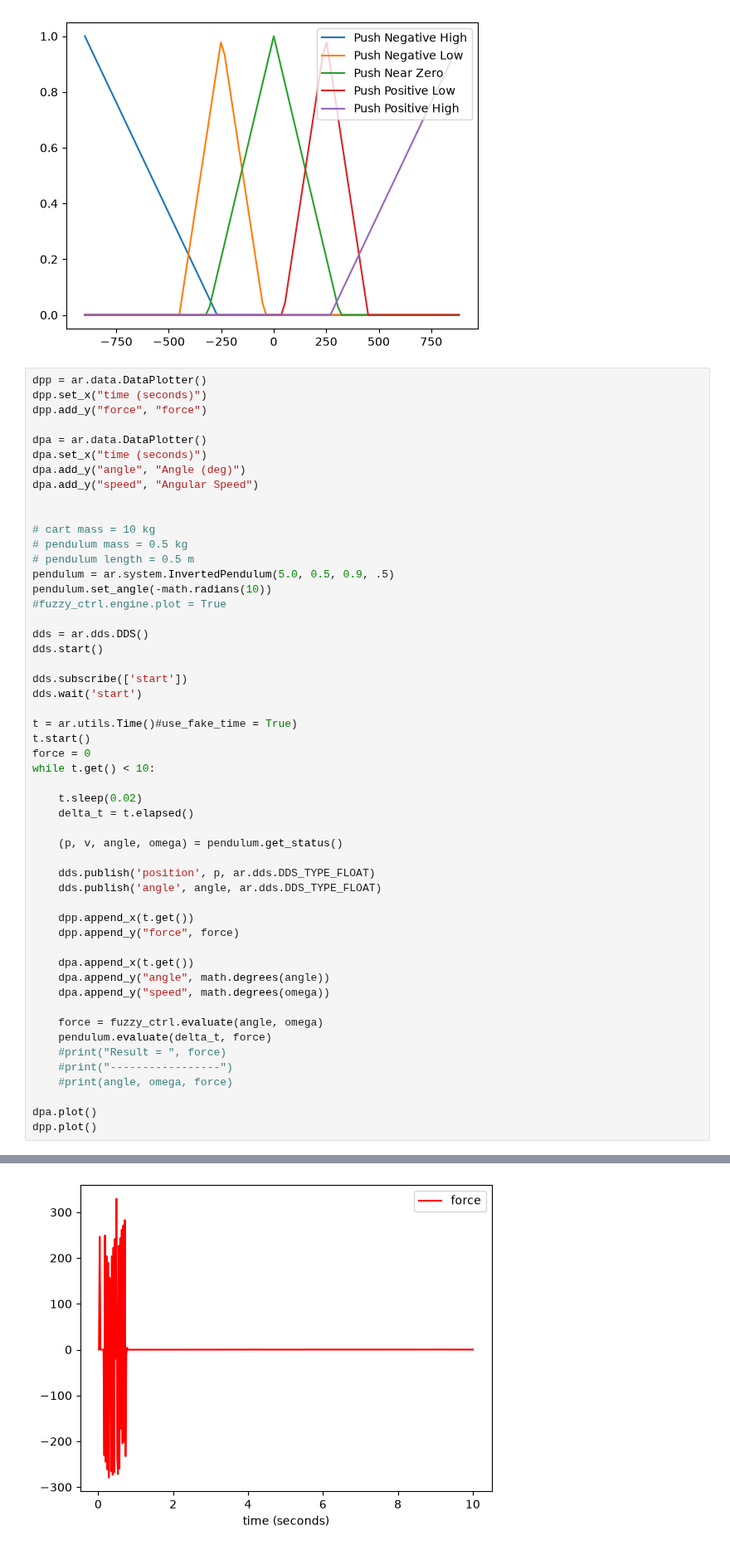
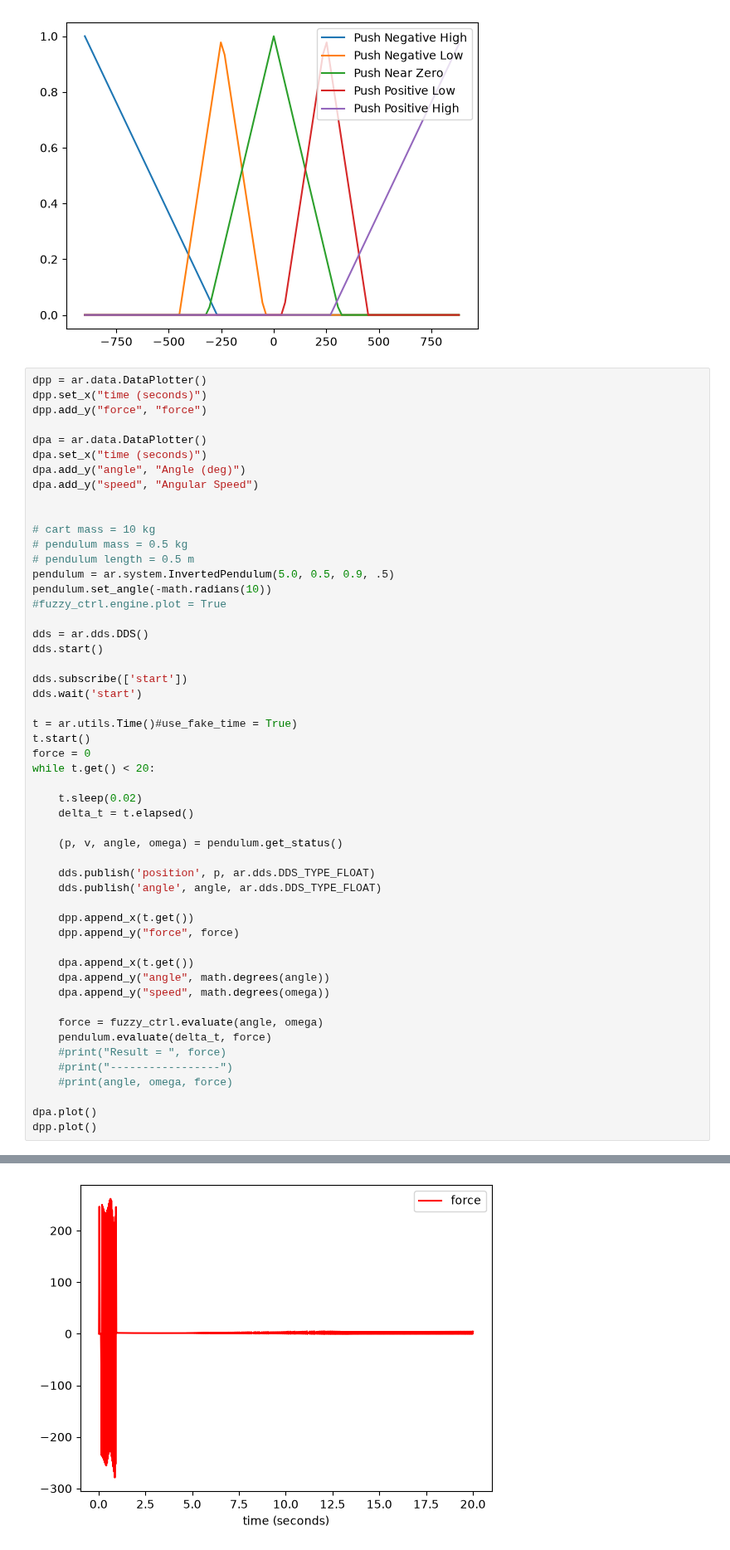
Before and after one commit to UniCT-ARSLab/arslabrobotics, a Jupyter notebook: examples/fuzzy/inv_pendulum_fuzzy_control.ipynb, the cells around one changed output, grey strips where cells are left out. Shown at 83% size. Saved outputs shown, nothing was run; the diff lists cells and outputs as text.

```diff
--- a/examples/fuzzy/inv_pendulum_fuzzy_control.ipynb
+++ b/examples/fuzzy/inv_pendulum_fuzzy_control.ipynb
@@ -97,7 +97,7 @@ dds.wait('start')
 t = ar.utils.Time()#use_fake_time = True)
 t.start()
 force = 0
-while t.get() < 10:
+while t.get() < 20:
 
     t.sleep(0.02)
     delta_t = t.elapsed()
@@ -127 +127 @@ dpp.plot()
-[figure, old version]
+[figure, new version]
```
Also changed, not shown: parts of 1 cell of this notebook, 7 other files.
